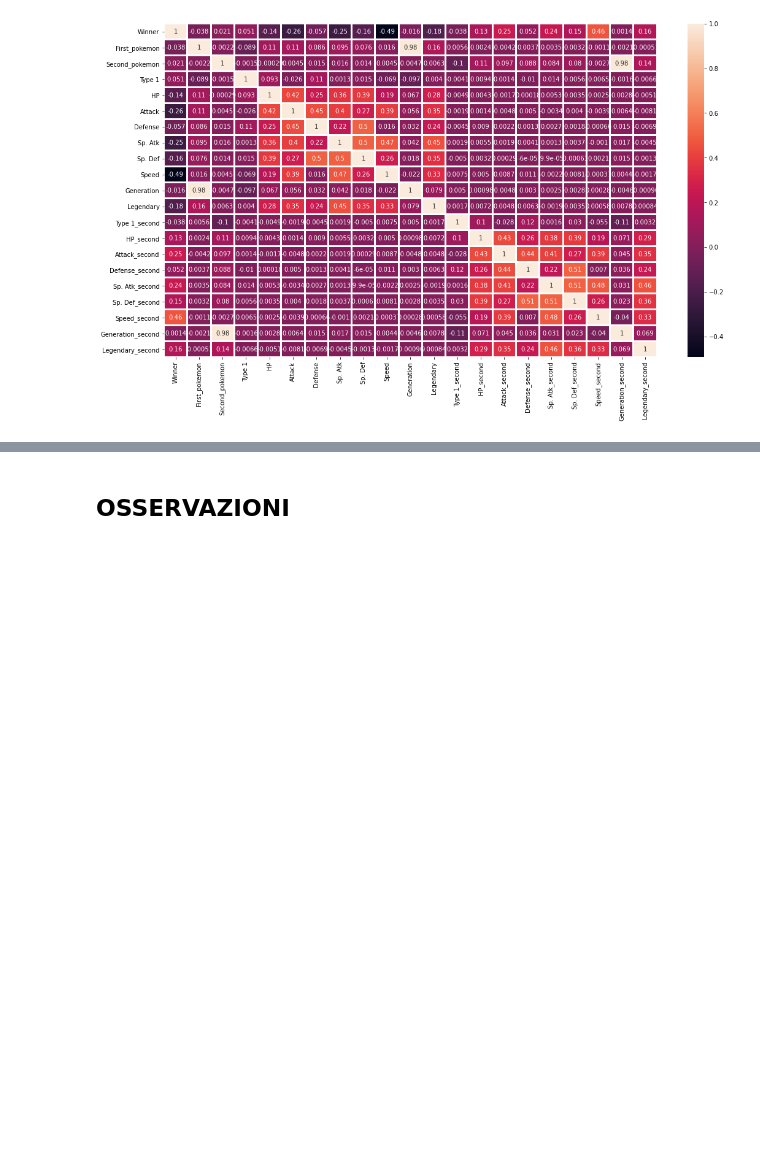
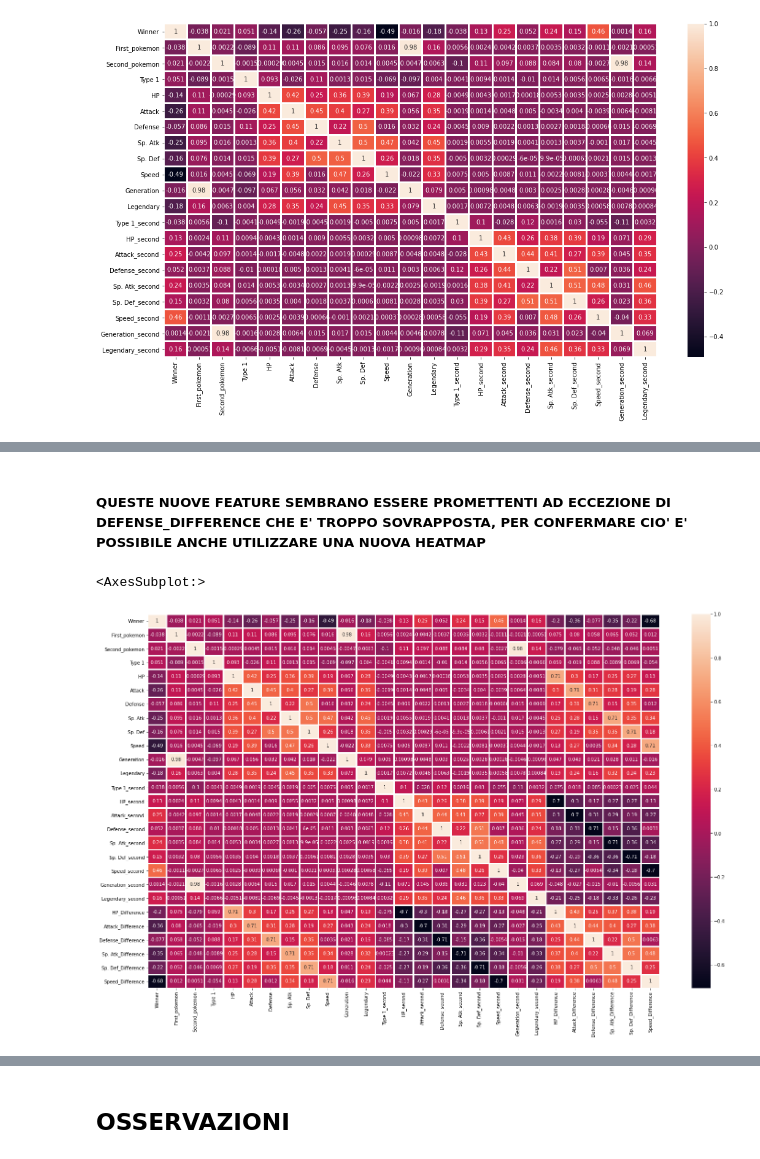
Before and after one commit to samuel-esp/challenge-pokemon, a Jupyter notebook: Training.ipynb, the cells around one changed output, grey strips where cells are left out. Saved outputs shown, nothing was run; the diff lists cells and outputs as text; code cells hidden in the pictures; blank space fills up the shorter version.

```diff
--- a/Training.ipynb
+++ b/Training.ipynb
@@ -332,0 +387,12 @@ sns.heatmap(correlation, annot = True, linewidth = 2) #IN ALTERNATIVA POTEVO USA
+# %% [markdown]
+##### QUESTE NUOVE FEATURE SEMBRANO ESSERE PROMETTENTI AD ECCEZIONE DI DEFENSE_DIFFERENCE CHE E' TROPPO SOVRAPPOSTA, PER CONFERMARE CIO' E' POSSIBILE ANCHE UTILIZZARE UNA NUOVA HEATMAP
+# %%
+plt.figure(figsize=(25,15))
+correlation = train.corr()
+sns.heatmap(correlation, annot = True, linewidth = 2)
+
+#ANALIZZO PRINCIPALMENTE I CORRELATI A WINNER, INDIVIDUO VALORI POCO SIGNIFICATIVI CHE SONO QUELLI NELL'INTORNO DI 0:
+#First_Pokemon, Second_pokemon, Type 1, Defense, Generation, Type 1_second, Defense_second, Generation_second, Defense_Difference
+# %% [output]
+<AxesSubplot:>
+[figure, added]
```
Also changed, not shown: parts of 16 cells of this notebook, 2 other files.
